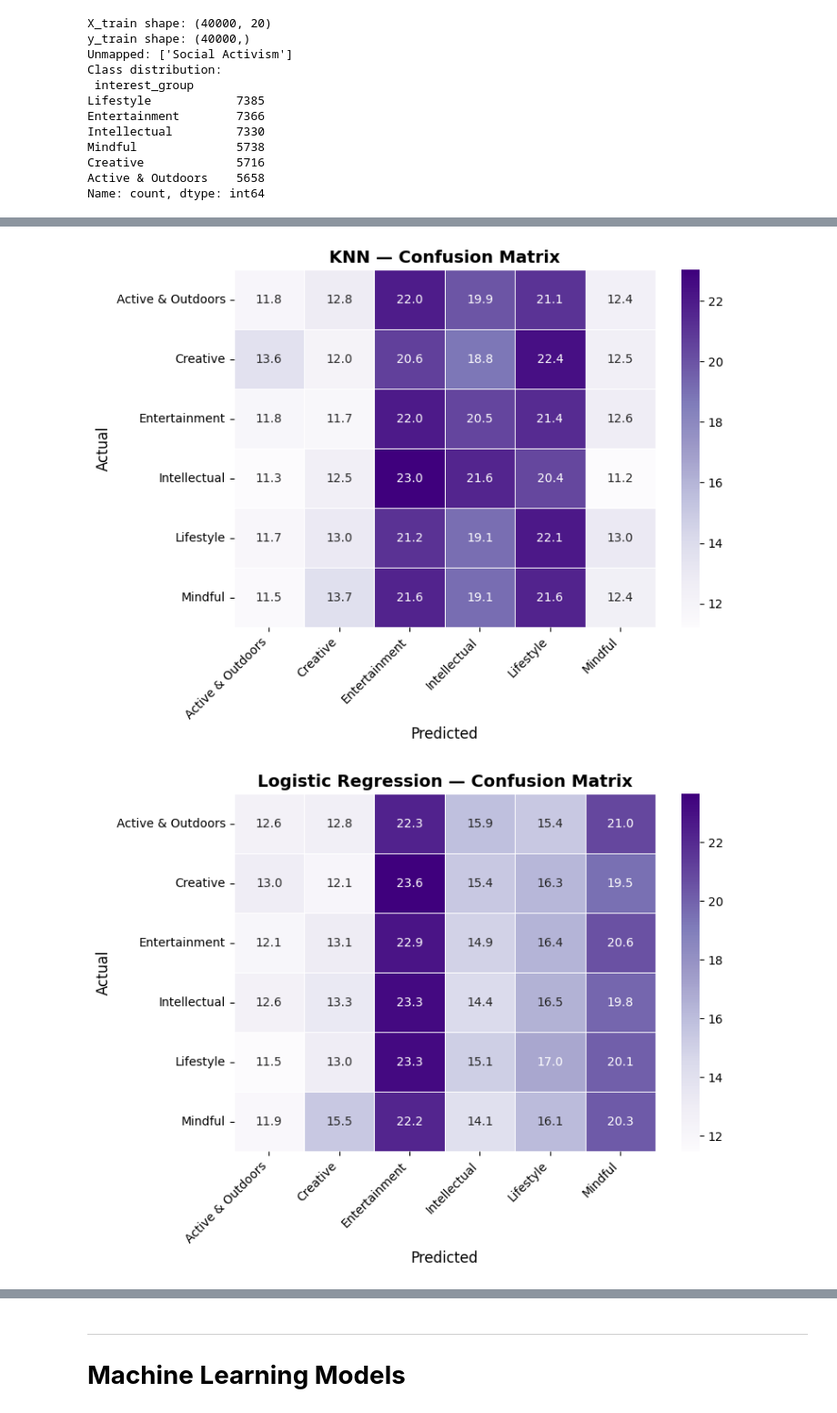
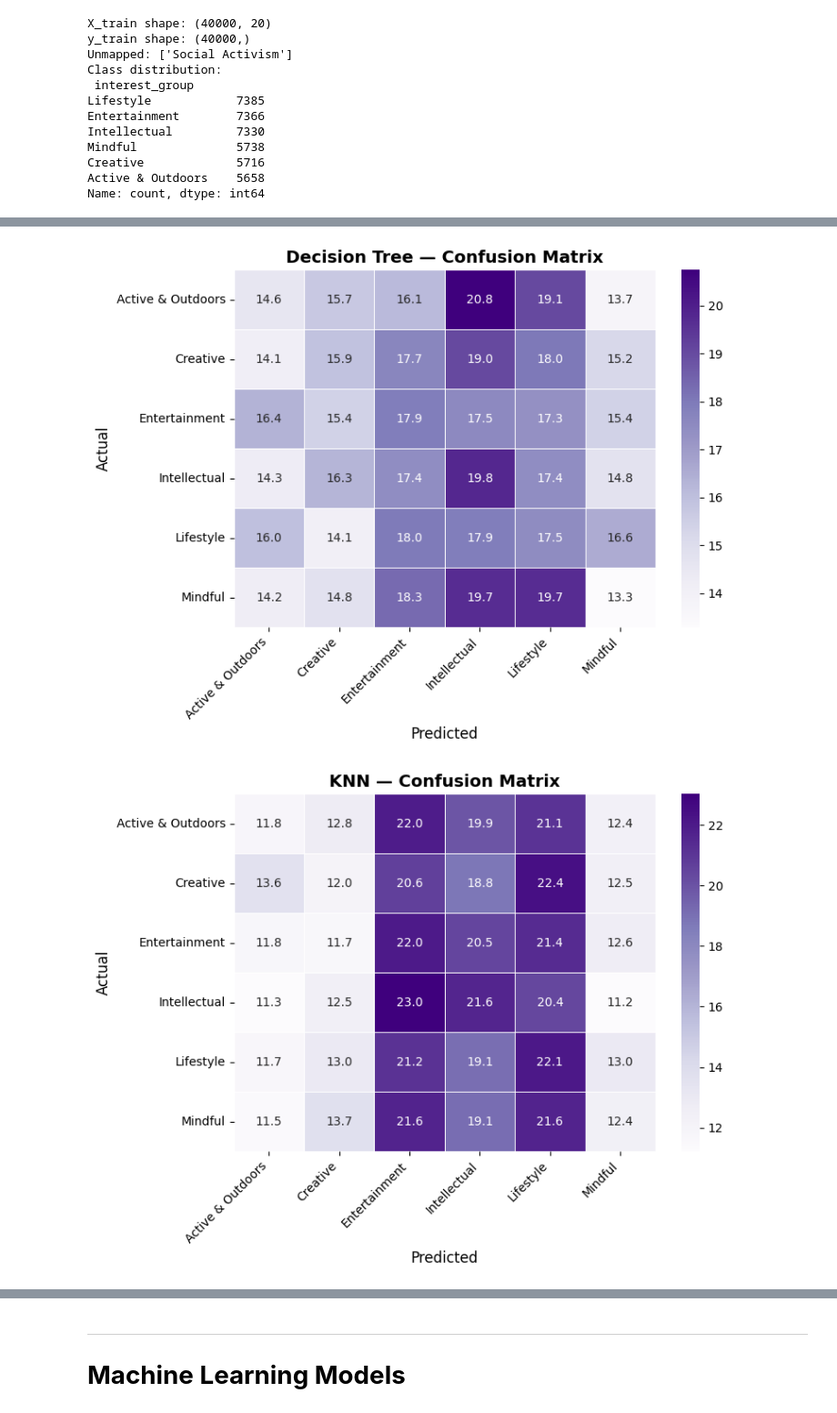
Before and after one commit to Lievaashini/Lieva---ML, a Jupyter notebook: wid3006_assignment_data_cleaning.ipynb, the cells around one changed output, grey strips where cells are left out. Shown at 91% size. Drawn from its saved outputs; the diff is of its cells as text; code cells hidden in the pictures.

```diff
--- a/wid3006_assignment_data_cleaning.ipynb
+++ b/wid3006_assignment_data_cleaning.ipynb
@@ -542,35 +541,36 @@ class_names = ['Active & Outdoors', 'Creative', 'Entertainment',
                'Intellectual', 'Lifestyle', 'Mindful']
 
 models = {
+    "Decision Tree":       dt_grid.best_estimator_,
     "KNN":                 knn_grid.best_estimator_,
     "Logistic Regression": lr_grid.best_estimator_,
 }
 
 for name, model in models.items():
     y_pred = model.predict(X_test_final)
 
     cm = confusion_matrix(y_test, y_pred)
 
     # Normalize to percentages
     cm_percent = cm.astype('float') / cm.sum(axis=1)[:, np.newaxis] * 100
 
     plt.figure(figsize=(8, 6))
     sns.heatmap(
         cm_percent,
         annot=True,
         fmt='.1f',
         cmap='Purples',
         xticklabels=class_names,
         yticklabels=class_names,
         linewidths=0.5
     )
     plt.title(f'{name} — Confusion Matrix', fontsize=14, fontweight='bold')
     plt.ylabel('Actual', fontsize=12)
     plt.xlabel('Predicted', fontsize=12)
     plt.xticks(rotation=45, ha='right')
     plt.yticks(rotation=0)
     plt.tight_layout()
     plt.show()
 # %% [output]
-[figure, old version]
+[figure, new version]
-[figure, old version]
+[figure, new version]
```
Also changed, not shown: parts of 35 cells of this notebook.
